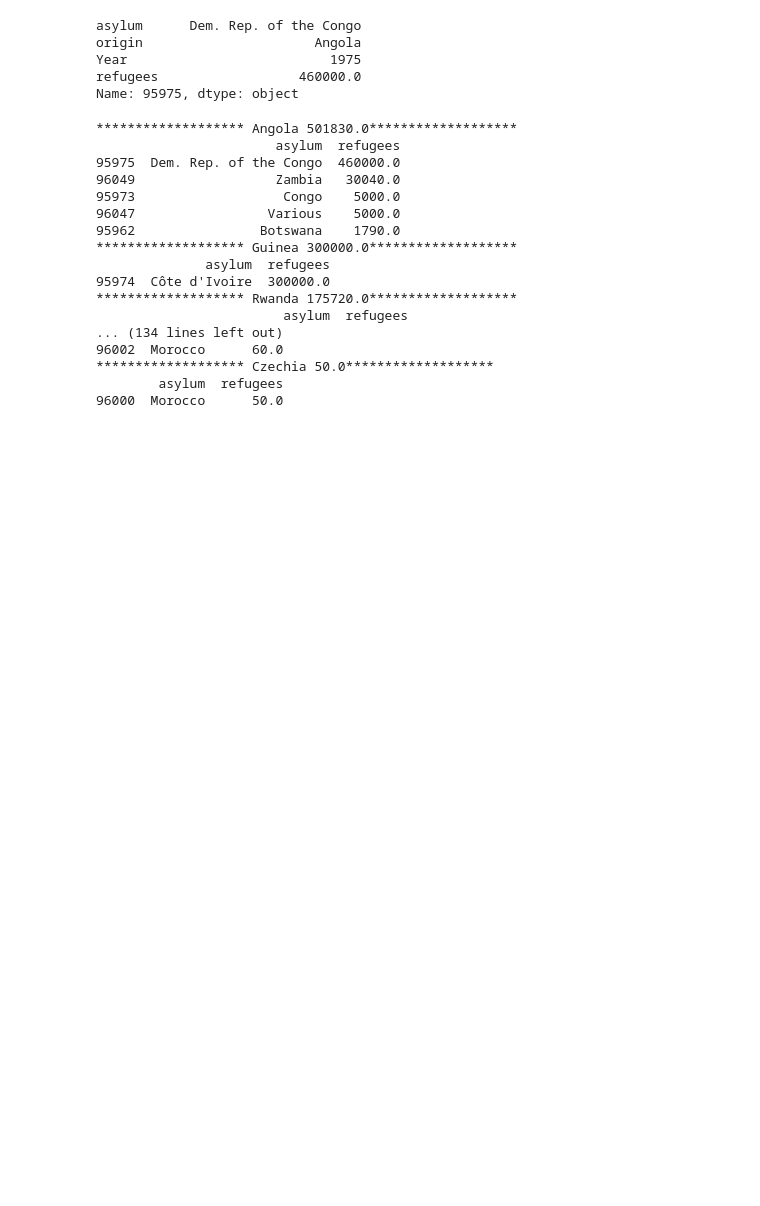
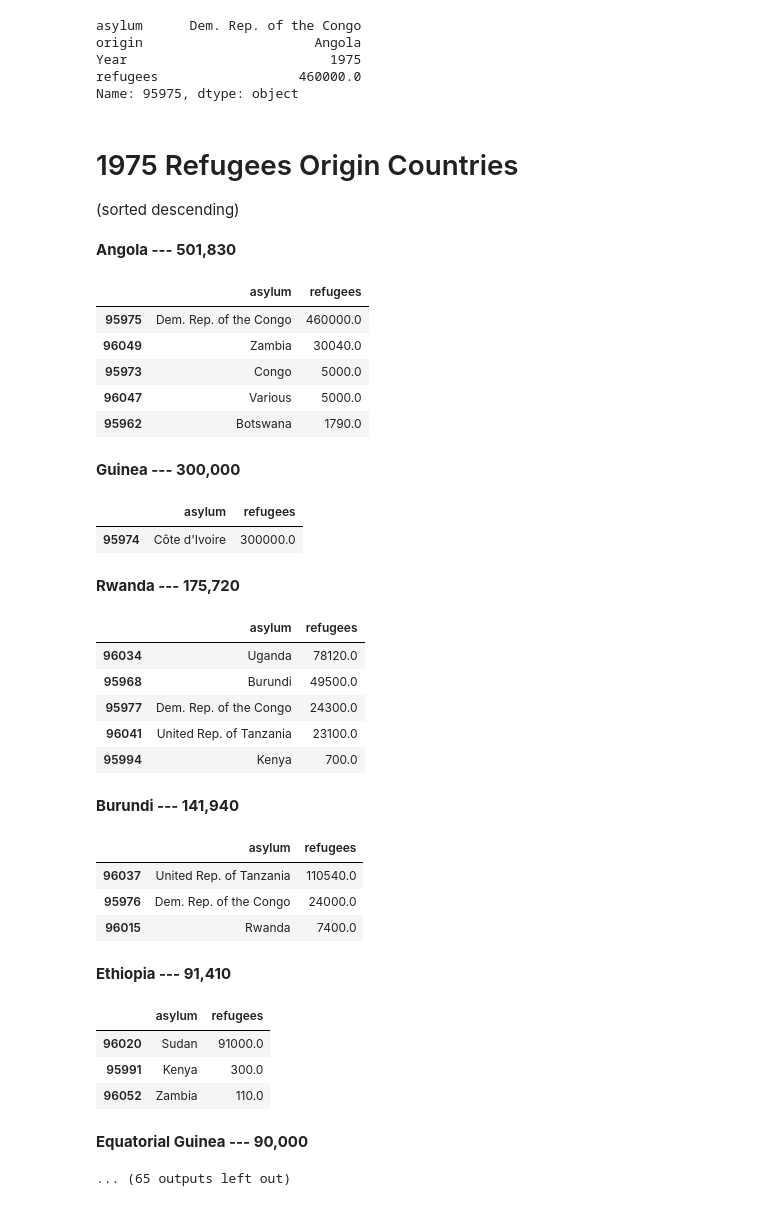
Before and after one commit to nss-data-science-cohort-5/un_exploration-ripplesphere, a Jupyter notebook: notebooks/UN_Data_Refugee_Charts.ipynb, the cells around one changed output. Saved outputs shown, nothing was run; the diff lists cells and outputs as text; code cells hidden in the pictures; blank space fills up the shorter version.

```diff
--- a/notebooks/UN_Data_Refugee_Charts.ipynb
+++ b/notebooks/UN_Data_Refugee_Charts.ipynb
@@ -118,31 +119,42 @@ Name: 95975, dtype: object
 origin_lst = ref_df[(ref_df["Year"] == 1975) & (ref_df["origin"] != "Various") & (ref_df["asylum"] != "Various")]\
     .groupby("origin").sum().sort_values("refugees", ascending=False).index
 # %%
+display(HTML("<h1>1975 Refugees Origin Countries</h1> (sorted descending)"))
 for x in origin_lst:
-    print("*******************", x, end=" ")
-
-    print(ref_df[(ref_df["Year"] == 1975) & (ref_df["origin"] == x)].groupby("origin").sum()["refugees"][0], end="")
-
-
-    print("*******************")
-
-    print(ref_df[(ref_df["origin"] == x) & (ref_df["Year"] == 1975)]\
-          .sort_values("refugees", ascending=False)[["asylum", "refugees"]])
+    value = int(ref_df[(ref_df["Year"] == 1975) & (ref_df["origin"] == x)].groupby("origin").sum()["refugees"][0])
+    display(HTML(f"<b>{x} --- {value:15,}</b>"))
+    country_ref_df = ref_df[(ref_df["origin"] == x) & (ref_df["Year"] == 1975)]\
+          .sort_values("refugees", ascending=False)[["asylum", "refugees"]]
+    display(country_ref_df)
 # %% [output]
+1975 Refugees Origin Countries
+(sorted descending)
+Angola --- 501,830
+|  | asylum | refugees |
+| 95975 | Dem. Rep. of the Congo | 460000.0 |
+| 96049 | Zambia | 30040.0 |
+| 95973 | Congo | 5000.0 |
+| 96047 | Various | 5000.0 |
+| 95962 | Botswana | 1790.0 |
+Guinea --- 300,000
+|  | asylum | refugees |
+| 95974 | Côte d'Ivoire | 300000.0 |
+Rwanda --- 175,720
+|  | asylum | refugees |
+| 96034 | Uganda | 78120.0 |
+| 95968 | Burundi | 49500.0 |
+| 95977 | Dem. Rep. of the Congo | 24300.0 |
+| 96041 | United Rep. of Tanzania | 23100.0 |
+| 95994 | Kenya | 700.0 |
+Burundi --- 141,940
+|  | asylum | refugees |
+| 96037 | United Rep. of Tanzania | 110540.0 |
+| 95976 | Dem. Rep. of the Congo | 24000.0 |
+| 96015 | Rwanda | 7400.0 |
+Ethiopia --- 91,410
+|  | asylum | refugees |
+| 96020 | Sudan | 91000.0 |
+| 95991 | Kenya | 300.0 |
+| 96052 | Zambia | 110.0 |
+Equatorial Guinea --- 90,000
-******************* Angola 501830.0*******************
-                       asylum  refugees
-95975  Dem. Rep. of the Congo  460000.0
-96049                  Zambia   30040.0
-95973                   Congo    5000.0
-96047                 Various    5000.0
-95962                Botswana    1790.0
-******************* Guinea 300000.0*******************
-              asylum  refugees
-95974  Côte d'Ivoire  300000.0
-******************* Rwanda 175720.0*******************
-                        asylum  refugees
-... (134 lines left out)
-96002  Morocco      60.0
-******************* Czechia 50.0*******************
-        asylum  refugees
-96000  Morocco      50.0
+... (65 outputs left out)
```
Also changed, not shown: parts of 1 cell of this notebook, 2 other files.
